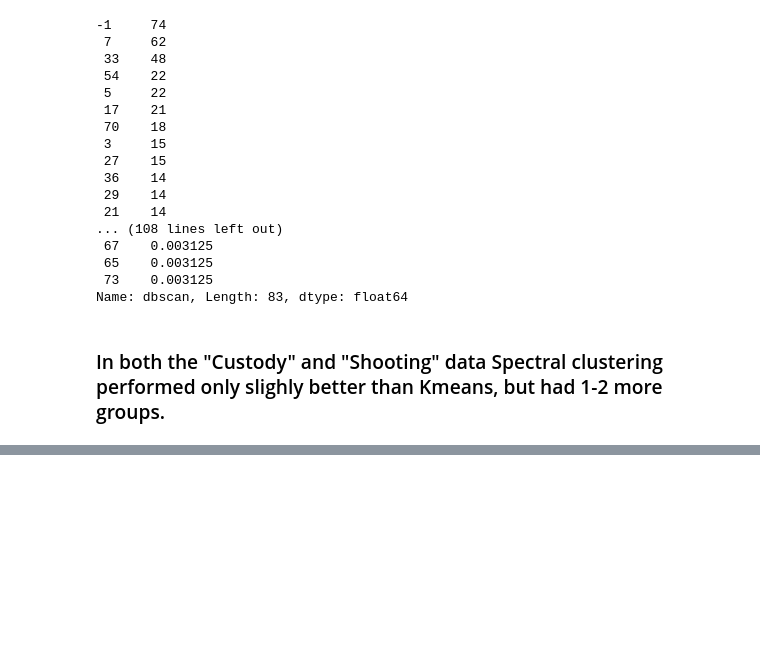
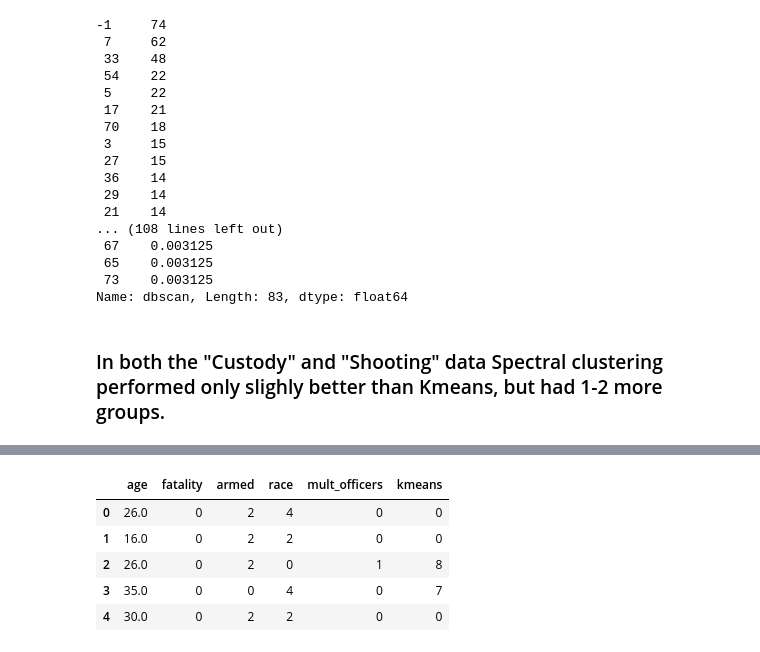
Before and after one commit to circushaase/Capstone2, a Jupyter notebook: Clustering.ipynb, the cells around one changed output, grey strips where cells are left out. Saved outputs shown, nothing was run; the diff lists cells and outputs as text; code cells hidden in the pictures; blank space fills up the shorter version.

```diff
--- a/Clustering.ipynb
+++ b/Clustering.ipynb
@@ -760,0 +775,9 @@ for var in cust.columns:
+# %%
+shoot.head()
+# %% [output]
+|  | age | fatality | armed | race | mult_officers | kmeans |
+| 0 | 26.0 | 0 | 2 | 4 | 0 | 0 |
+| 1 | 16.0 | 0 | 2 | 2 | 0 | 0 |
+| 2 | 26.0 | 0 | 2 | 0 | 1 | 8 |
+| 3 | 35.0 | 0 | 0 | 4 | 0 | 7 |
+| 4 | 30.0 | 0 | 2 | 2 | 0 | 0 |
```
Also changed, not shown: parts of 5 cells of this notebook.
